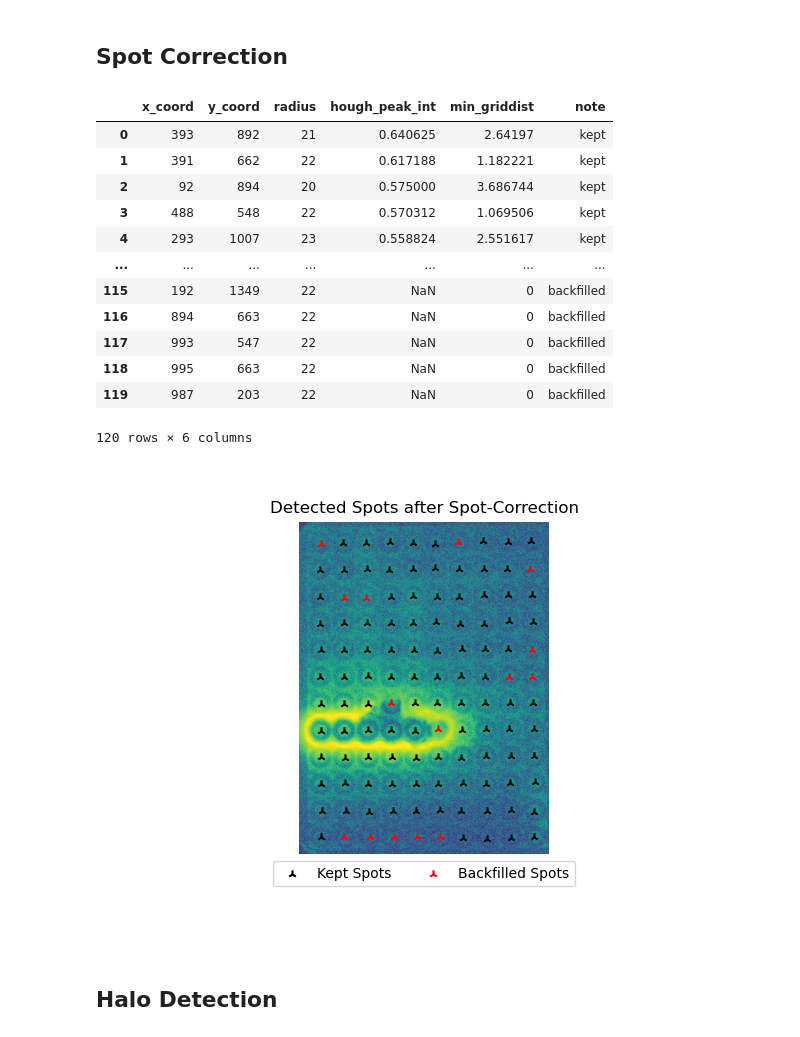
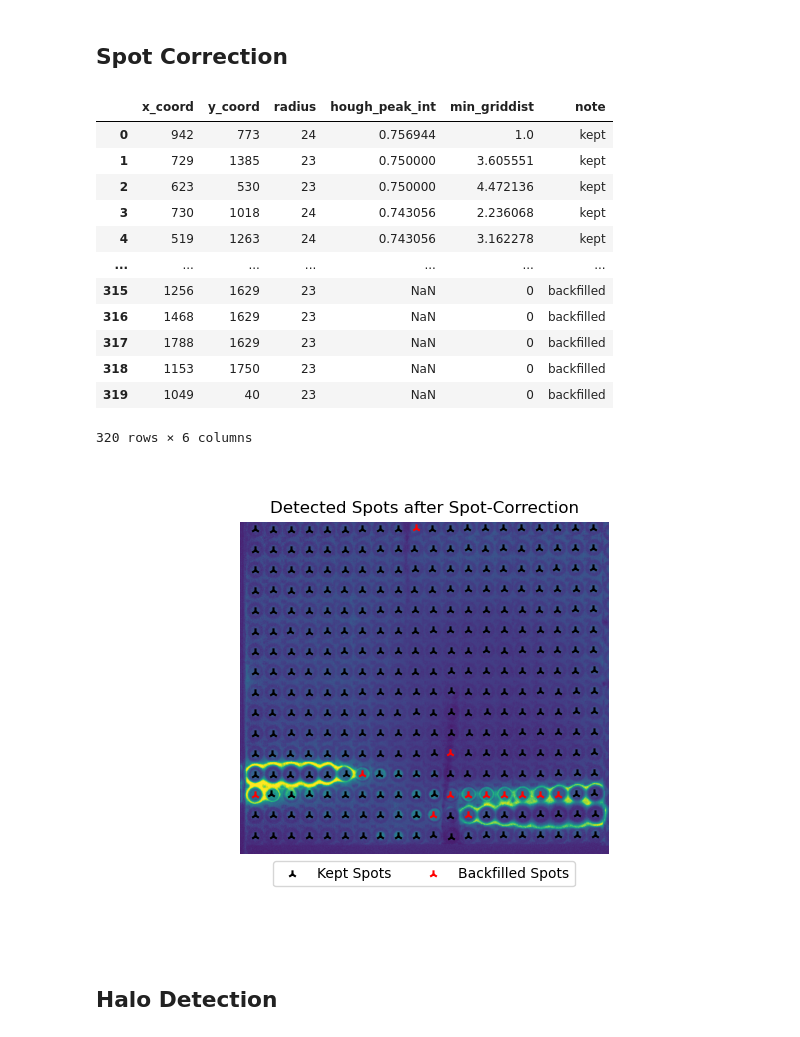
Before and after one commit to Functional-Metabolomics-Lab/MicrospotReader_test, a Jupyter notebook: microspot_reader.ipynb, the cells around one changed output. Cells and saved outputs as stored; diff of their text form; code cells hidden in the pictures.

```diff
--- a/microspot_reader.ipynb
+++ b/microspot_reader.ipynb
@@ -25,11 +25,11 @@ import math
 # %% [markdown]
 ## User Input
 # %%
-inputfile=Path(r"test_images\halo_spots_2.tif")
+inputfile=Path(r"test_images\edge_halo.tif")
 outputfolder=Path(r"output")
 
-first_spot="A11"
-last_spot="L20"
+first_spot="A1"
+last_spot="P20"
 # %% [markdown]
 ### Extracting Information from User Input
 # %%
@@ -206,47 +207,47 @@ for gridpoint in intersections:
         # Calculate the distance between a gridpoint and a spot.
         pointdist=np.linalg.norm(np.array(gridpoint)-np.array((spot["x_coord"],spot["y_coord"])))
         # Append to distance list needed later.
         dist_list.append(pointdist)
 
         # Add the distance of the specific spot to the current gridpoint if it is smaller than all previously tested gridpoints.
         if pointdist<spot["min_griddist"]: det_spot.loc[idx,"min_griddist"]=pointdist
 
     # If the minimum distance of a gridpoint to all detected spots is greater than 10, no spot was determined for this gridpoint with reasonable accuracy.
-    if min(dist_list)>10:
+    if min(dist_list)>=12:
         # Backfilling spot at the location of the gridpoint
         new_spot=pd.Series({"x_coord":int(gridpoint[0]),"y_coord":int(gridpoint[1]),"radius":int(spot_rad.mean()),"min_griddist":0,"note":"backfilled"})
         det_spot=pd.concat([det_spot,new_spot.to_frame().T],ignore_index=True)
 
 # If the minimum distance of an initally detected spot to all gridpoints is greater than 10, it probably was falsely detected as a spot. --> Removal of the spot.
-corr_spot=det_spot[det_spot["min_griddist"]<10].reset_index(drop=True).copy()
+corr_spot=det_spot[det_spot["min_griddist"]<12].reset_index(drop=True).copy()
 
 fig,ax=plt.subplots()
 ax.imshow(raw_img)
 ax.scatter(corr_spot.loc[corr_spot["note"]=="kept","x_coord"],corr_spot.loc[corr_spot["note"]=="kept","y_coord"],marker="2",c="k",label="Kept Spots")
 ax.scatter(corr_spot.loc[corr_spot["note"]=="backfilled","x_coord"],corr_spot.loc[corr_spot["note"]=="backfilled","y_coord"],marker="2",c="r",label="Backfilled Spots")
 box = ax.get_position()
 ax.set_position([box.x0, box.y0 + box.height * 0.1,
                  box.width, box.height * 0.9])
 ax.legend(loc='upper center', bbox_to_anchor=(0.5, 0),
           fancybox=True,ncol=5)
 ax.axis("off")
 ax.set(title="Detected Spots after Spot-Correction")
 corr_spot
 # %% [output]
 |  | x_coord | y_coord | radius | hough_peak_int | min_griddist | note |
-| 0 | 393 | 892 | 21 | 0.640625 | 2.64197 | kept |
-| 1 | 391 | 662 | 22 | 0.617188 | 1.182221 | kept |
-| 2 | 92 | 894 | 20 | 0.575000 | 3.686744 | kept |
-| 3 | 488 | 548 | 22 | 0.570312 | 1.069506 | kept |
-| 4 | 293 | 1007 | 23 | 0.558824 | 2.551617 | kept |
+| 0 | 942 | 773 | 24 | 0.756944 | 1.0 | kept |
+| 1 | 729 | 1385 | 23 | 0.750000 | 3.605551 | kept |
+| 2 | 623 | 530 | 23 | 0.750000 | 4.472136 | kept |
+| 3 | 730 | 1018 | 24 | 0.743056 | 2.236068 | kept |
+| 4 | 519 | 1263 | 24 | 0.743056 | 3.162278 | kept |
 | ... | ... | ... | ... | ... | ... | ... |
-| 115 | 192 | 1349 | 22 | NaN | 0 | backfilled |
-| 116 | 894 | 663 | 22 | NaN | 0 | backfilled |
-| 117 | 993 | 547 | 22 | NaN | 0 | backfilled |
-| 118 | 995 | 663 | 22 | NaN | 0 | backfilled |
-| 119 | 987 | 203 | 22 | NaN | 0 | backfilled |
+| 315 | 1256 | 1629 | 23 | NaN | 0 | backfilled |
+| 316 | 1468 | 1629 | 23 | NaN | 0 | backfilled |
+| 317 | 1788 | 1629 | 23 | NaN | 0 | backfilled |
+| 318 | 1153 | 1750 | 23 | NaN | 0 | backfilled |
+| 319 | 1049 | 40 | 23 | NaN | 0 | backfilled |
-120 rows × 6 columns
+320 rows × 6 columns
-[figure, old version]
+[figure, new version]
 # %% [markdown]
 ## Halo Detection
 # %%
```
Also changed, not shown: parts of 7 cells of this notebook.
